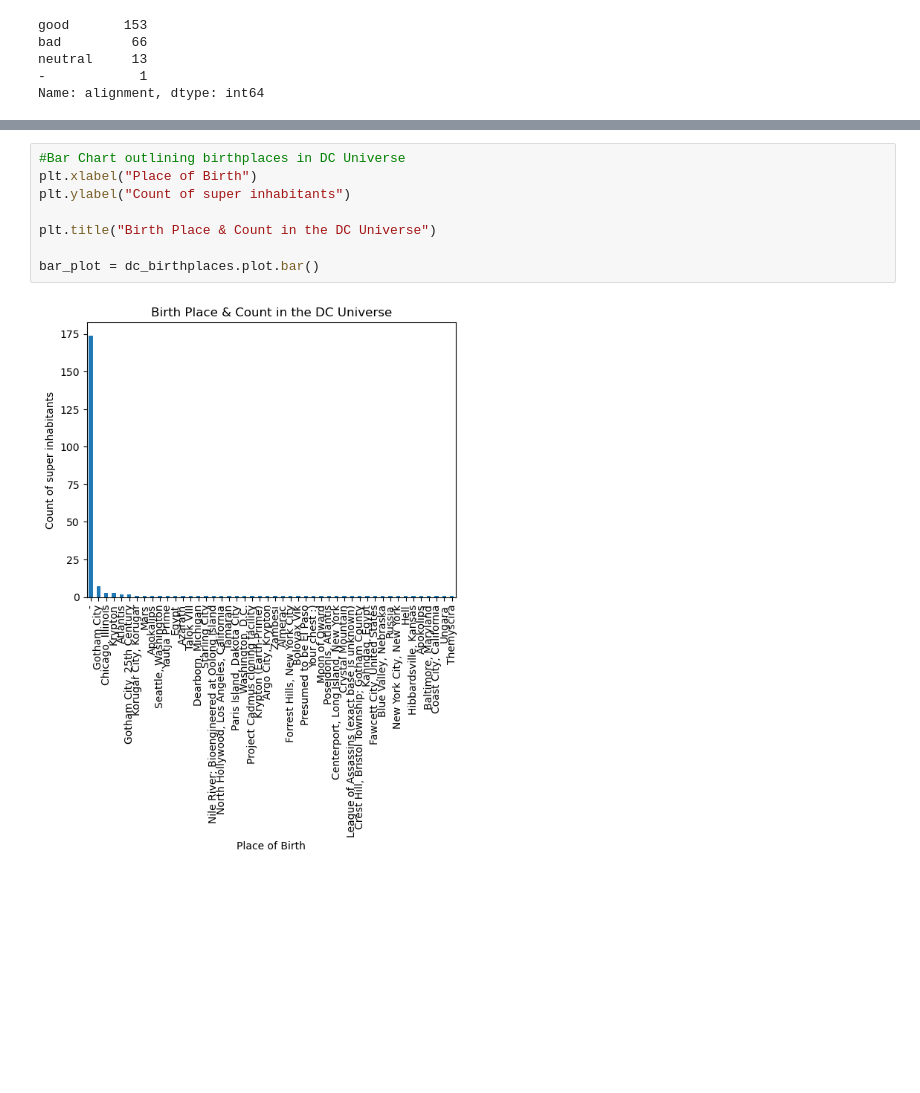
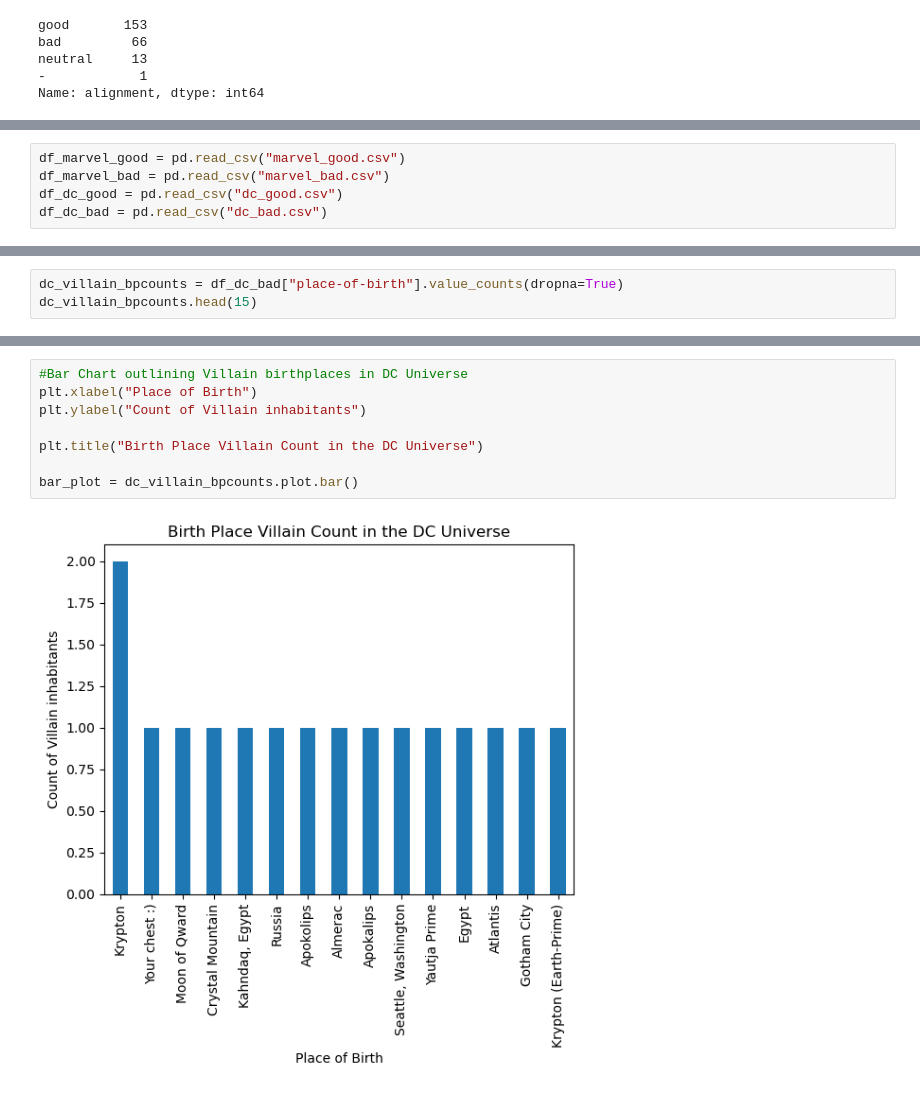
Before and after one commit to adelao747/Project_1-DC_Marvel, a Jupyter notebook: Project1-HeroBirthplace.ipynb, the cells around one changed output, grey strips where cells are left out. Saved outputs shown, nothing was run; the diff lists cells and outputs as text; blank space fills up the shorter version.

```diff
--- a/Project1-HeroBirthplace.ipynb
+++ b/Project1-HeroBirthplace.ipynb
@@ -205,0 +185,5 @@ Name: alignment, dtype: int64
+# %%
+df_marvel_good = pd.read_csv("marvel_good.csv")
+df_marvel_bad = pd.read_csv("marvel_bad.csv")
+df_dc_good = pd.read_csv("dc_good.csv")
+df_dc_bad = pd.read_csv("dc_bad.csv")
@@ -245,0 +355,3 @@ bar_plot = marvel_birthplaces.plot.bar()
+# %%
+dc_villain_bpcounts = df_dc_bad["place-of-birth"].value_counts(dropna=True)
+dc_villain_bpcounts.head(15)
@@ -246,12 +375,12 @@ bar_plot = marvel_birthplaces.plot.bar()
 # %%
-#Bar Chart outlining birthplaces in DC Universe
+#Bar Chart outlining Villain birthplaces in DC Universe
 plt.xlabel("Place of Birth")
-plt.ylabel("Count of super inhabitants")
+plt.ylabel("Count of Villain inhabitants")
 
-plt.title("Birth Place & Count in the DC Universe")
+plt.title("Birth Place Villain Count in the DC Universe")
 
-bar_plot = dc_birthplaces.plot.bar()
+bar_plot = dc_villain_bpcounts.plot.bar()
 # %% [output]
-[figure, old version]
+[figure, new version]
 # %%
 # Pie plot
```
Also changed, not shown: parts of 20 cells of this notebook, 1 other file.
